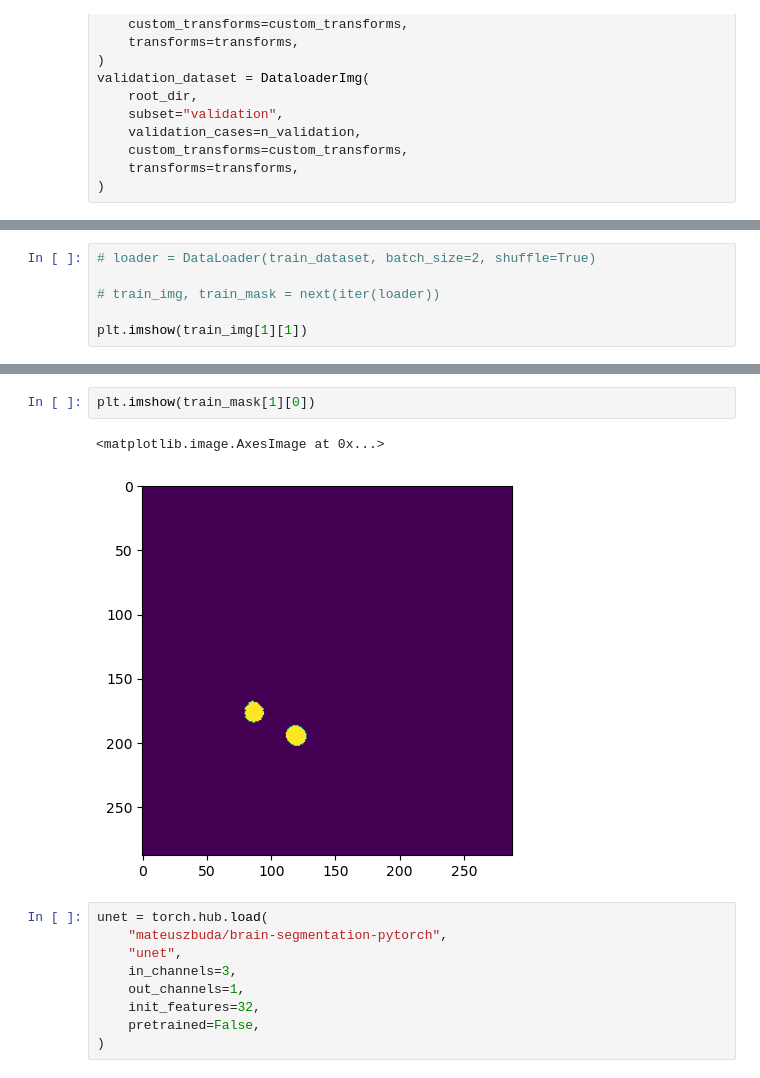
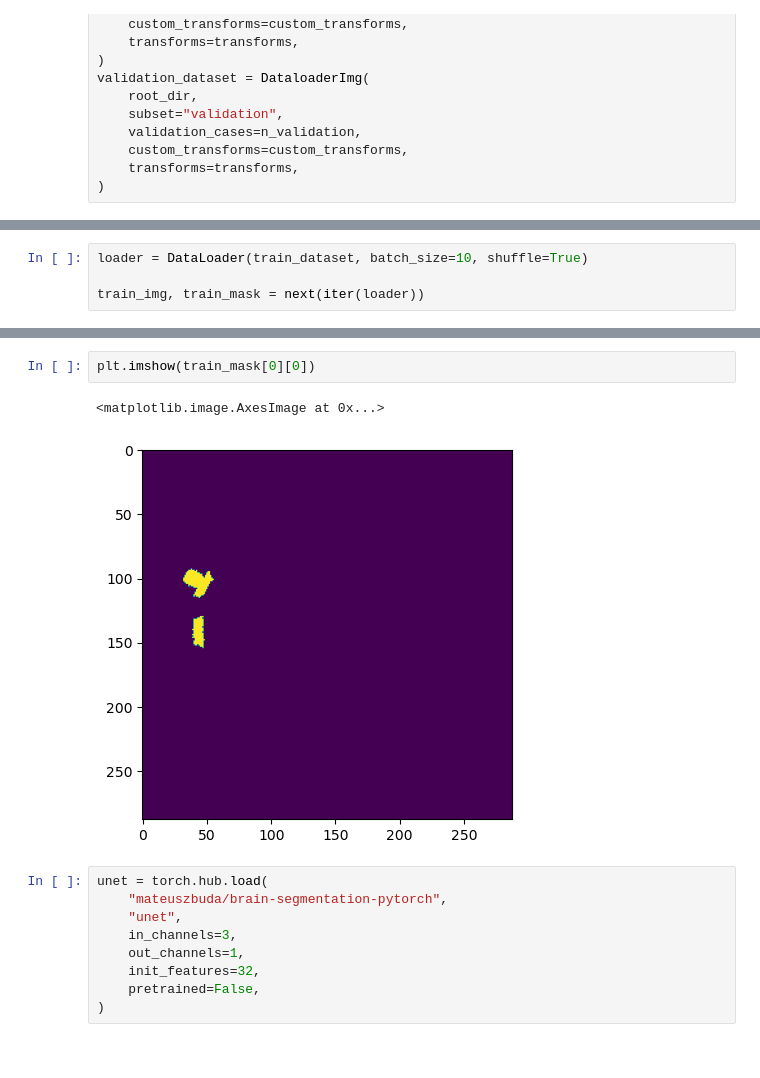
Before and after one commit to LawsOfForm/Automated_Electrode_Coordinate_Extraction, a Jupyter notebook: network/Network.ipynb, the cells around one changed output, grey strips where cells are left out. Cells and saved outputs as stored; diff of their text form.

```diff
--- a/network/Network.ipynb
+++ b/network/Network.ipynb
@@ -87,6 +60,4 @@ validation_dataset.sub_ses_run_idx
 # %%
-# loader = DataLoader(train_dataset, batch_size=2, shuffle=True)
+loader = DataLoader(train_dataset, batch_size=10, shuffle=True)
 
-# train_img, train_mask = next(iter(loader))
-
-plt.imshow(train_img[1][1])
+train_img, train_mask = next(iter(loader))
@@ -96,8 +92,8 @@ plt.imshow(train_img[1][1])
 # %%
-plt.imshow(train_mask[1][0])
+plt.imshow(train_mask[0][0])
 # %% [output]
 <matplotlib.image.AxesImage at 0x...>
-[figure, old version]
+[figure, new version]
 # %%
 unet = torch.hub.load(
     "mateuszbuda/brain-segmentation-pytorch",
```
Also changed, not shown: parts of 6 cells of this notebook, 1 other file.
